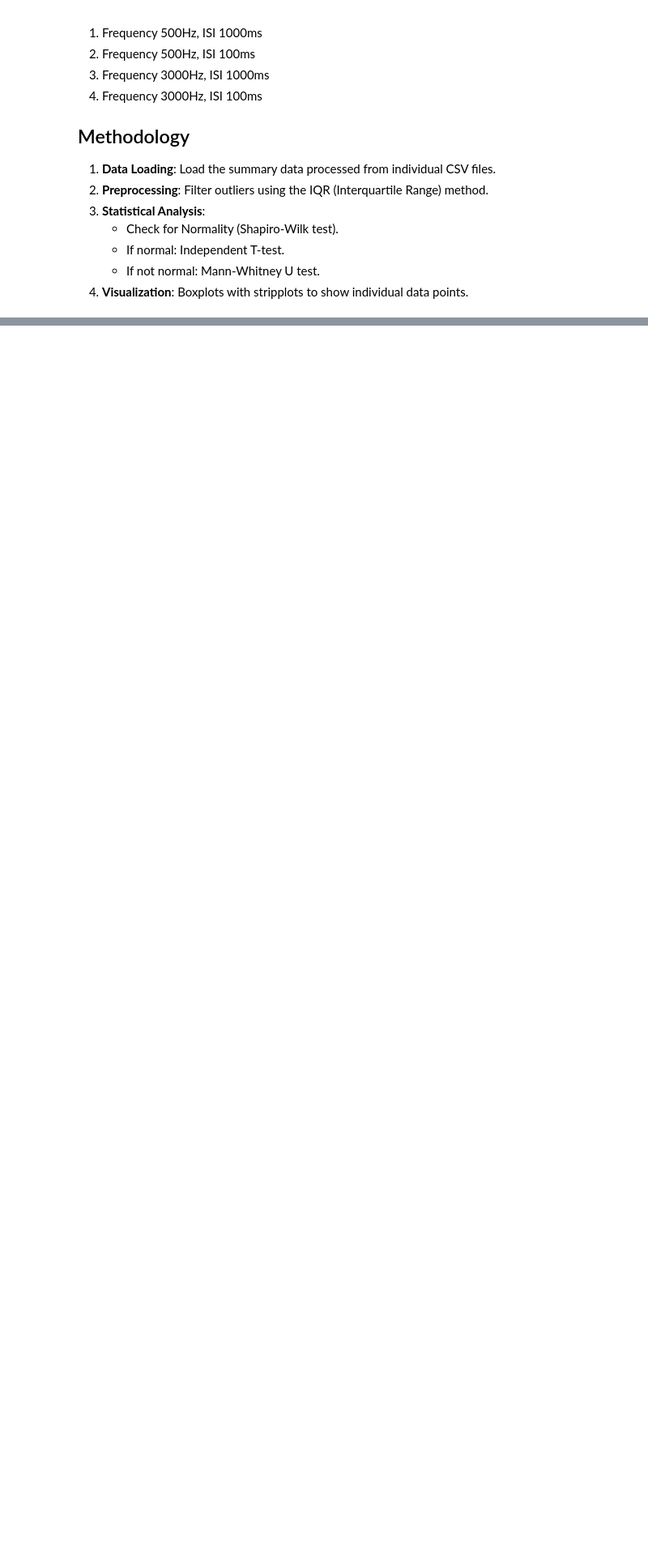
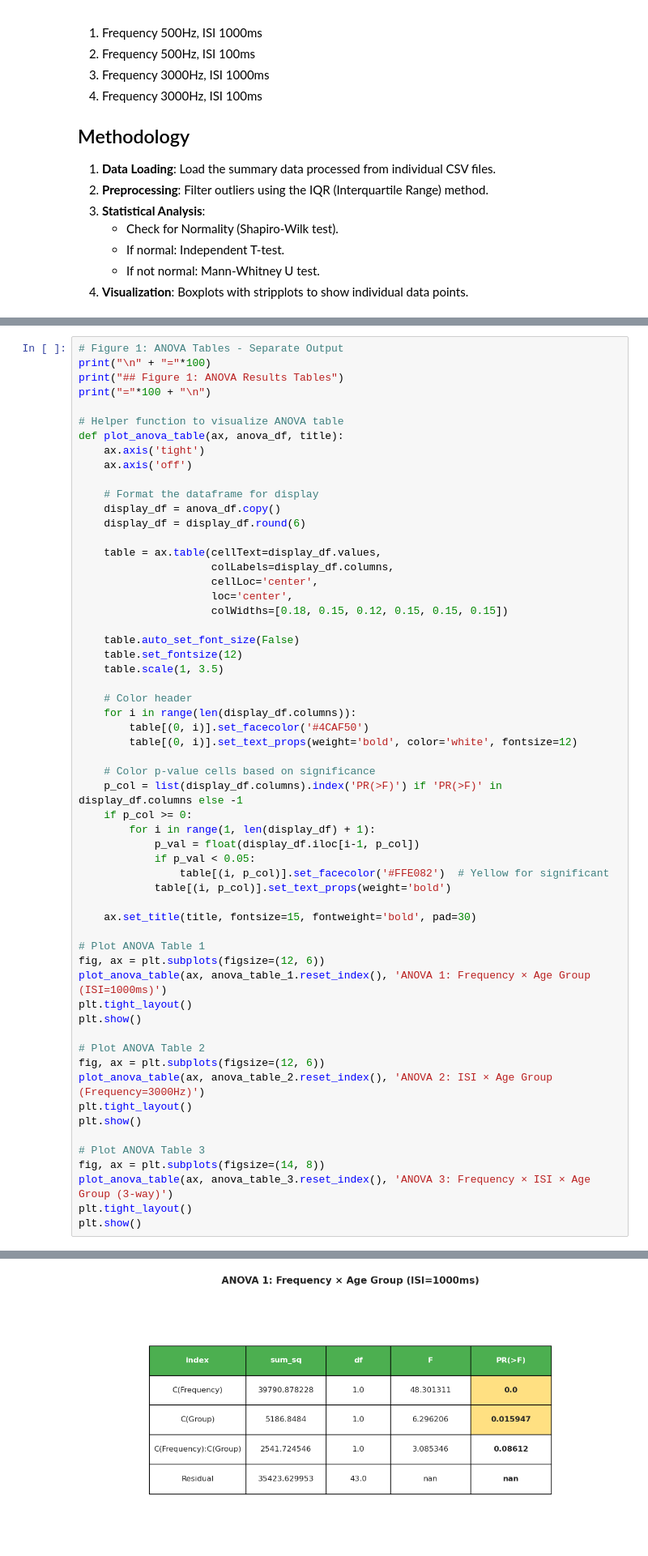
Before and after one commit to folksue/mpc_new_data, a Jupyter notebook: jnd_analysis.ipynb, the cells around one changed output, grey strips where cells are left out. Shown at 81% size. Cells and saved outputs as stored; diff of their text form; blank space fills up the shorter version.

```diff
--- a/jnd_analysis.ipynb
+++ b/jnd_analysis.ipynb
@@ -148,0 +526,59 @@ for cond in conditions:
+# %%
+# Figure 1: ANOVA Tables - Separate Output
+print("\n" + "="*100)
+print("## Figure 1: ANOVA Results Tables")
+print("="*100 + "\n")
+
+# Helper function to visualize ANOVA table
+def plot_anova_table(ax, anova_df, title):
+    ax.axis('tight')
+    ax.axis('off')
+
+    # Format the dataframe for display
+    display_df = anova_df.copy()
+    display_df = display_df.round(6)
+
+    table = ax.table(cellText=display_df.values,
+                     colLabels=display_df.columns,
+                     cellLoc='center',
+                     loc='center',
+                     colWidths=[0.18, 0.15, 0.12, 0.15, 0.15, 0.15])
+
+    table.auto_set_font_size(False)
+    table.set_fontsize(12)
+    table.scale(1, 3.5)
+
+    # Color header
+    for i in range(len(display_df.columns)):
+        table[(0, i)].set_facecolor('#4CAF50')
+        table[(0, i)].set_text_props(weight='bold', color='white', fontsize=12)
+
+    # Color p-value cells based on significance
+    p_col = list(display_df.columns).index('PR(>F)') if 'PR(>F)' in display_df.columns else -1
+    if p_col >= 0:
+        for i in range(1, len(display_df) + 1):
+            p_val = float(display_df.iloc[i-1, p_col])
+            if p_val < 0.05:
+                table[(i, p_col)].set_facecolor('#FFE082')  # Yellow for significant
+            table[(i, p_col)].set_text_props(weight='bold')
+
+    ax.set_title(title, fontsize=15, fontweight='bold', pad=30)
+
+# Plot ANOVA Table 1
+fig, ax = plt.subplots(figsize=(12, 6))
+plot_anova_table(ax, anova_table_1.reset_index(), 'ANOVA 1: Frequency × Age Group (ISI=1000ms)')
+plt.tight_layout()
+plt.show()
+
+# Plot ANOVA Table 2
+fig, ax = plt.subplots(figsize=(12, 6))
+plot_anova_table(ax, anova_table_2.reset_index(), 'ANOVA 2: ISI × Age Group (Frequency=3000Hz)')
+plt.tight_layout()
+plt.show()
+
+# Plot ANOVA Table 3
+fig, ax = plt.subplots(figsize=(14, 8))
+plot_anova_table(ax, anova_table_3.reset_index(), 'ANOVA 3: Frequency × ISI × Age Group (3-way)')
+plt.tight_layout()
+plt.show()
+# %% [output]
@@ -148,0 +588 @@ for cond in conditions:
+[figure, added]
```
Also changed, not shown: parts of 21 cells of this notebook.
